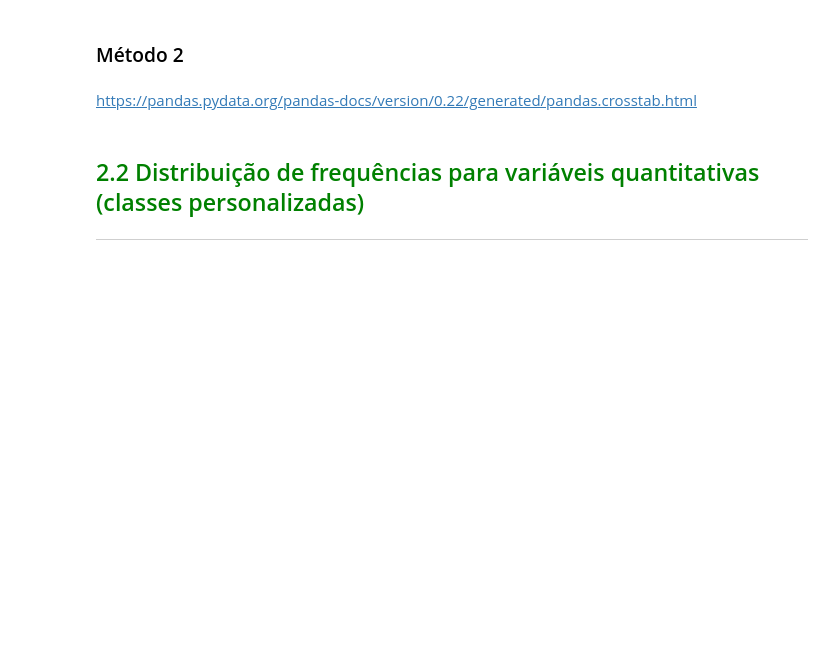
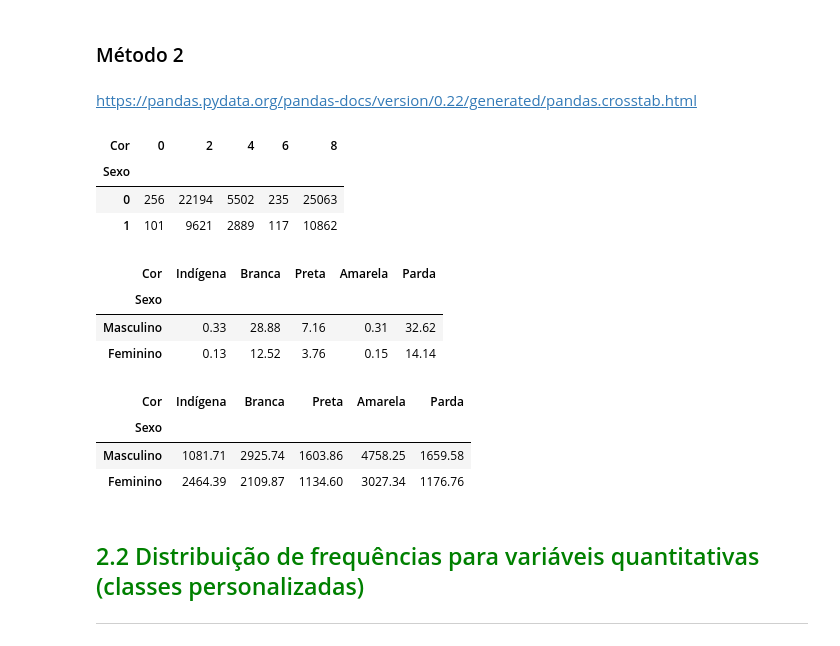
Before and after one commit to OtavioSotnas/Estatistica, a Jupyter notebook: Curso_de_Estatística_Parte_1.ipynb, the cells around one changed output. Drawn from its saved outputs; the diff is of its cells as text; code cells hidden in the pictures; blank space fills up the shorter version.

```diff
--- a/Curso_de_Estatística_Parte_1.ipynb
+++ b/Curso_de_Estatística_Parte_1.ipynb
@@ -169,3 +275,30 @@ https://pandas.pydata.org/pandas-docs/version/0.22/generated/pandas.crosstab.htm
+# %%
+tabela_cruzada = pd.crosstab(dados['Sexo'], dados['Cor'])
+# tabela_cruzada.rename(index=sexo, columns=cor, inplace=True)
+tabela_cruzada
+# %% [output]
+| Cor | 0 | 2 | 4 | 6 | 8 |
+| Sexo |  |  |  |  |  |
+| 0 | 256 | 22194 | 5502 | 235 | 25063 |
+| 1 | 101 | 9621 | 2889 | 117 | 10862 |
+# %%
+porcentagem_cruzada = round(pd.crosstab(dados['Sexo'], dados['Cor'], normalize=True) * 100, 2)
+porcentagem_cruzada.rename(index=sexo, columns=cor, inplace=True)
+porcentagem_cruzada
+# %% [output]
+| Cor | Indígena | Branca | Preta | Amarela | Parda |
+| Sexo |  |  |  |  |  |
+| Masculino | 0.33 | 28.88 | 7.16 | 0.31 | 32.62 |
+| Feminino | 0.13 | 12.52 | 3.76 | 0.15 | 14.14 |
+# %%
+media_cruzada = round(pd.crosstab(dados['Sexo'], dados['Cor'], aggfunc='mean', values=dados['Renda']), 2)
+media_cruzada.rename(index=sexo, columns=cor, inplace=True)
+media_cruzada
+# %% [output]
+| Cor | Indígena | Branca | Preta | Amarela | Parda |
+| Sexo |  |  |  |  |  |
+| Masculino | 1081.71 | 2925.74 | 1603.86 | 4758.25 | 1659.58 |
+| Feminino | 2464.39 | 2109.87 | 1134.60 | 3027.34 | 1176.76 |
 # %% [markdown]
 ## <font color=green>2.2 Distribuição de frequências para variáveis quantitativas (classes personalizadas)</font>
 ***
```
Also changed, not shown: parts of 17 cells of this notebook.
